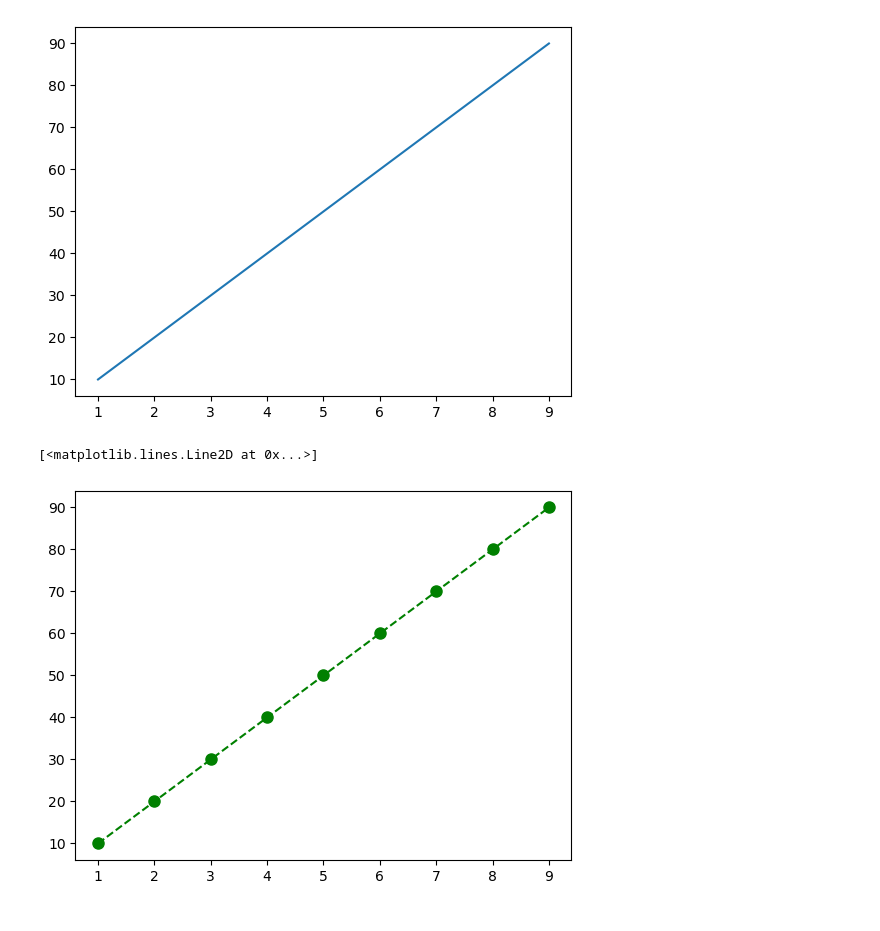
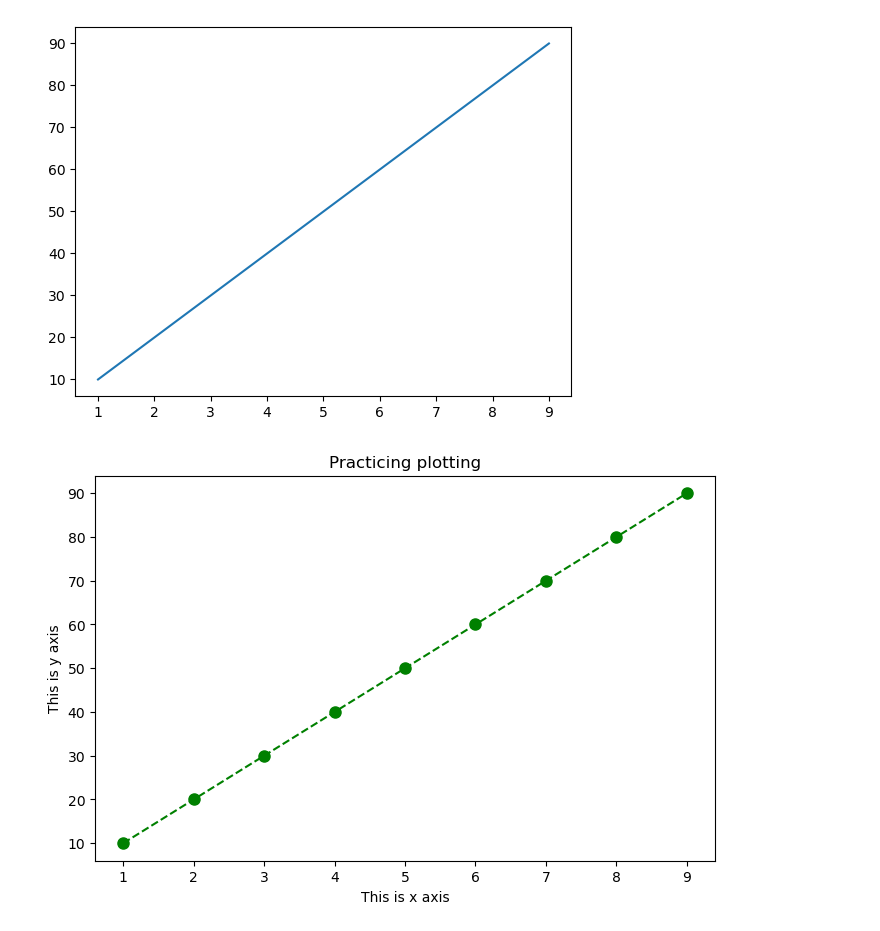
Before and after one commit to YashNotCoder/Python-Learning, a Jupyter notebook: Libraries/Matplotlib/Basics of matplotlib.ipynb, the cells around one changed output. Cells and saved outputs as stored; diff of their text form; code cells hidden in the pictures.

Commit message:
Customising line plot

```diff
--- a/Libraries/Matplotlib/Basics of matplotlib.ipynb
+++ b/Libraries/Matplotlib/Basics of matplotlib.ipynb
@@ -33,7 +33,11 @@ plt.show()    # To display the chart
 # %%
 # Customise Chart
 # %%
+plt.figure(figsize = (8,5))    #Figure size (horizontal , vertical)
 plt.plot(x,y , color = 'Green' , marker = 'o' , linestyle = 'dashed' , markersize = 8)
+plt.title('Practicing plotting')
+plt.xlabel("This is x axis")
+plt.ylabel("This is y axis")
+plt.show()
 # %% [output]
-[<matplotlib.lines.Line2D at 0x...>]
-[figure, old version]
+[figure, new version]
```
